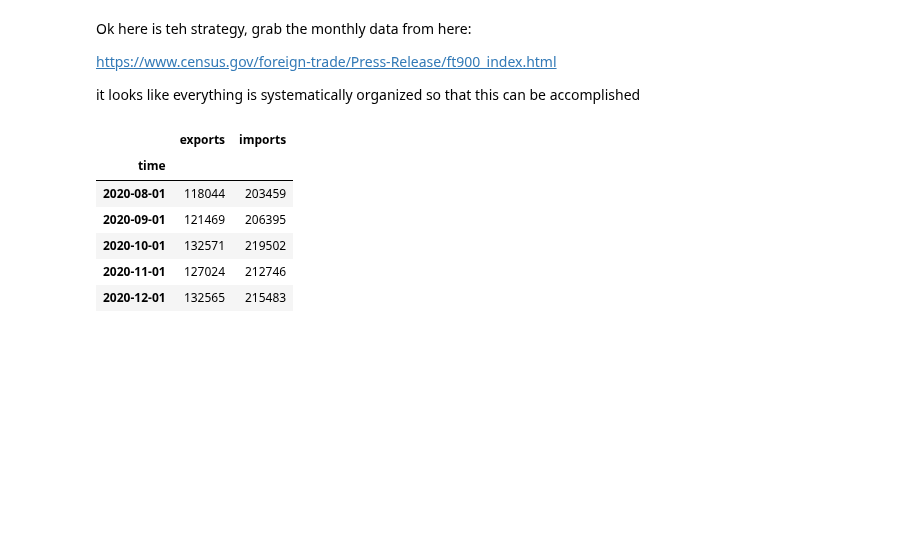
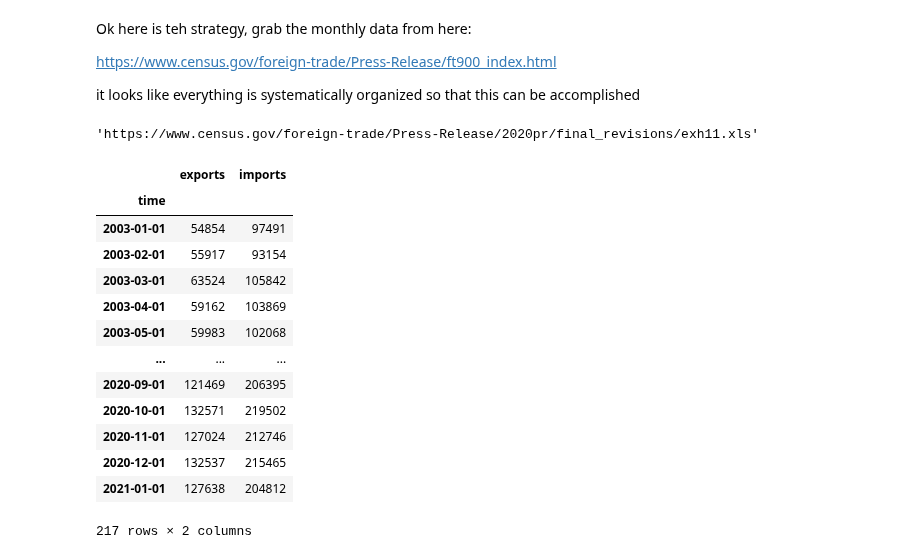
Before and after one commit to mwaugh0328/tradewar-tracker, a Jupyter notebook: get-ustrade-monthly.ipynb, the cells around one changed output. Saved outputs shown, nothing was run; the diff lists cells and outputs as text; code cells hidden in the pictures; blank space fills up the shorter version.

```diff
--- a/get-ustrade-monthly.ipynb
+++ b/get-ustrade-monthly.ipynb
@@ -30,7 +30,11 @@ https://www.census.gov/foreign-trade/Press-Release/ft900_index.html
 
 it looks like everything is systematically organized so that this can be accomplished
 # %%
-current_month = 12
+current_month = 1
+# %%
+url
+# %% [output]
+'https://www.census.gov/foreign-trade/Press-Release/2020pr/final_revisions/exh11.xls'
 # %%
 years = range(2003,2020)
 
@@ -63,7 +67,7 @@ for xxx in years:
 
 url = "https://www.census.gov/foreign-trade/Press-Release/current_press_release/exh12.xlsx"
 
-foo = pd.read_excel(url, skiprows = 36, nrows = current_month, header = None, usecols = [0,5,8])
+foo = pd.read_excel(url, skiprows = 24, nrows = 12, header = None, usecols = [0,5,8])
 
 foo.columns = ["time", "exports", "imports"]
 
@@ -75,21 +79,45 @@ foo.time = pd.to_datetime(foo.time)
 
 df = df.append(foo)
 
+##########################################################################################
+# Then let's add in 2020 which is organized a differently
+
+url = "https://www.census.gov/foreign-trade/Press-Release/current_press_release/exh12.xlsx"
+
+foo = pd.read_excel(url, skiprows = 37, nrows = current_month, header = None, usecols = [0,5,8])
+
+foo.columns = ["time", "exports", "imports"]
+
+foo.time = foo.time.str.split("(").str[0]
+
+foo["time"] = foo["time"] + ", " + "2021"
+
+foo.time = pd.to_datetime(foo.time)
+
+df = df.append(foo)
+
 out_file = ".\\data"+ "\\aggregate-tradedata.parquet"
 
 pq.write_table(pa.Table.from_pandas(df), out_file)
 
 df.set_index("time", inplace = True)
 # %%
-df.tail()
+df
 # %% [output]
 |  | exports | imports |
 | time |  |  |
-| 2020-08-01 | 118044 | 203459 |
+| 2003-01-01 | 54854 | 97491 |
+| 2003-02-01 | 55917 | 93154 |
+| 2003-03-01 | 63524 | 105842 |
+| 2003-04-01 | 59162 | 103869 |
+| 2003-05-01 | 59983 | 102068 |
+| ... | ... | ... |
 | 2020-09-01 | 121469 | 206395 |
 | 2020-10-01 | 132571 | 219502 |
 | 2020-11-01 | 127024 | 212746 |
-| 2020-12-01 | 132565 | 215483 |
+| 2020-12-01 | 132537 | 215465 |
+| 2021-01-01 | 127638 | 204812 |
+217 rows × 2 columns
 # %%
 def growth_trade(foo):
     # what this function does is take a dataframe and create a relative
```
Also changed, not shown: parts of 2 cells of this notebook, 7 other files.
